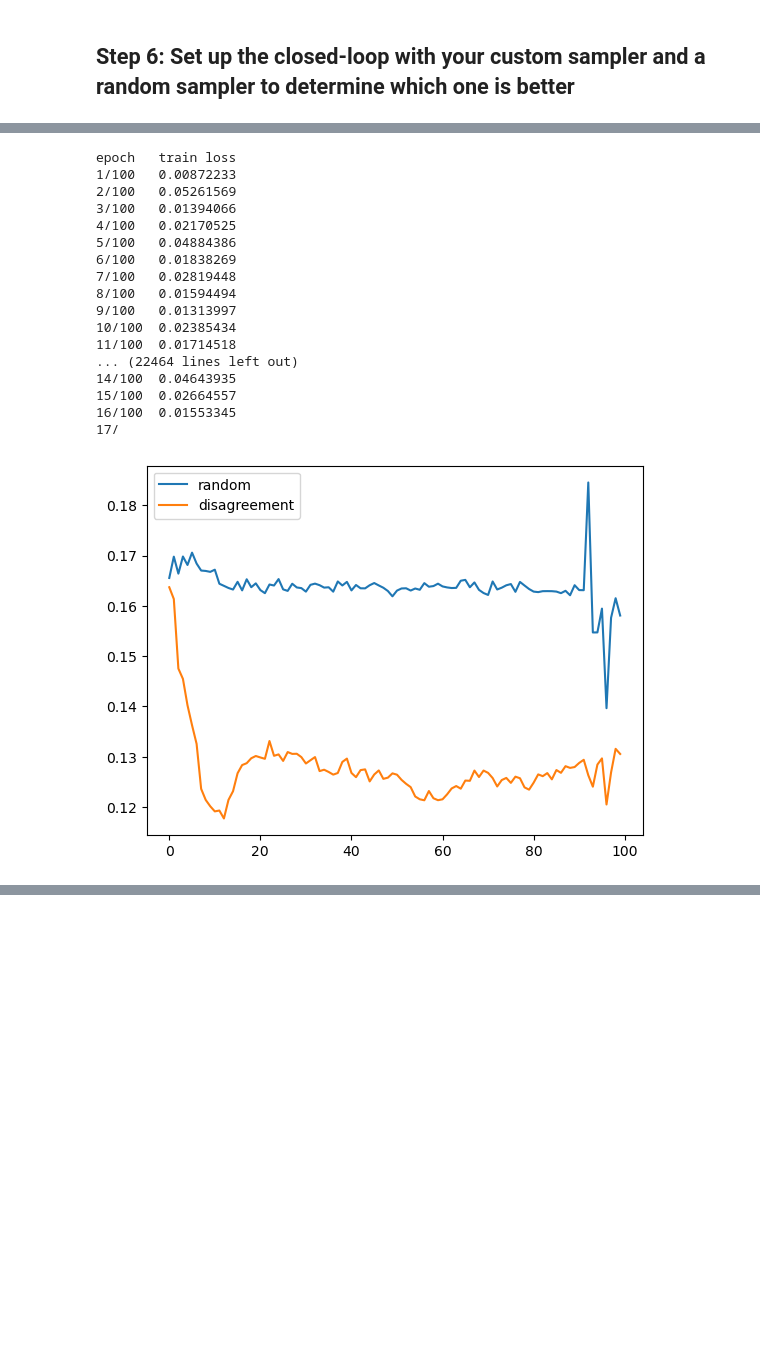
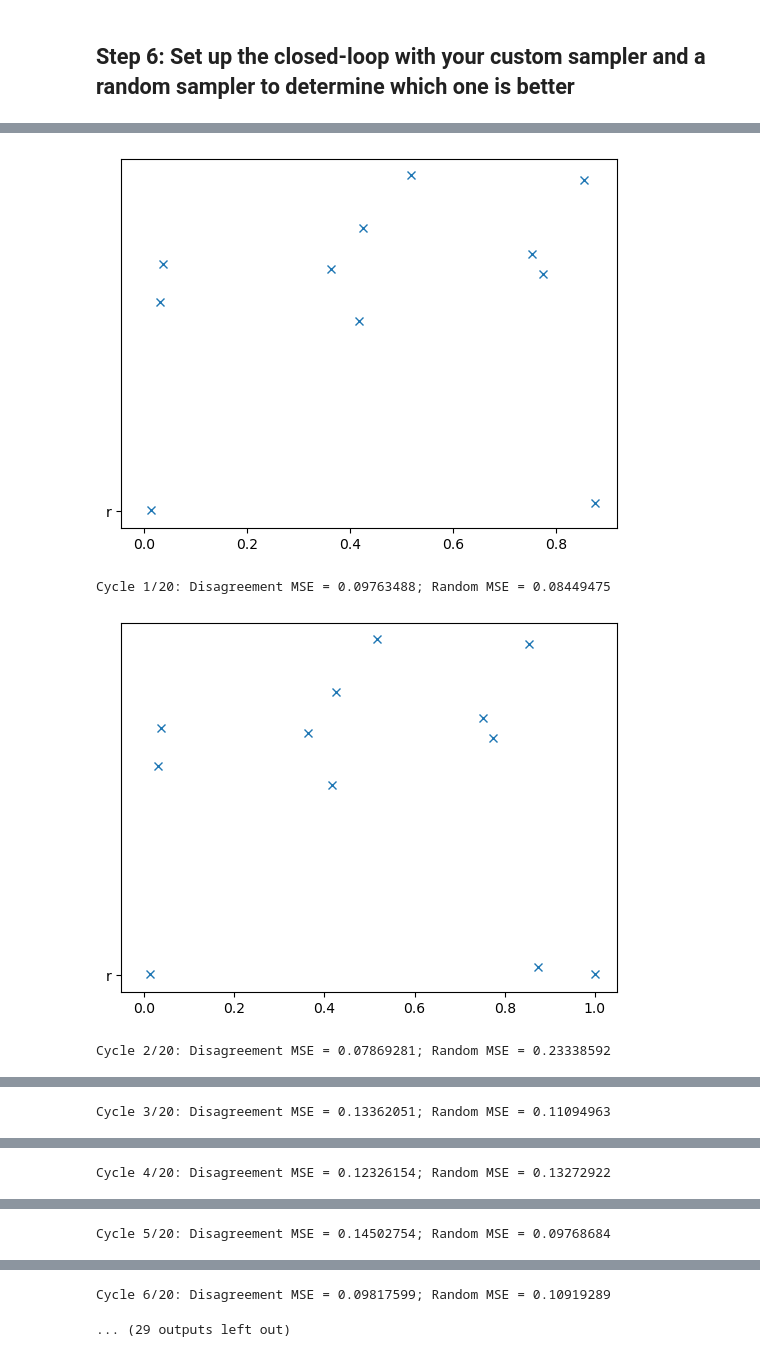
Before and after one commit to whyhardt/CourseOptimizingExperimentalDesign, a Jupyter notebook: tutorials/06_uncertaintysampling.ipynb, the cells around one changed output, grey strips where cells are left out. Saved outputs shown, nothing was run; the diff lists cells and outputs as text; code cells hidden in the pictures; blank space fills up the shorter version.

```diff
--- a/tutorials/06_uncertaintysampling.ipynb
+++ b/tutorials/06_uncertaintysampling.ipynb
@@ -860,7 +846,7 @@ epoch   train loss
 # %% [markdown]
 ## Step 5: Implement the model disagreement sampler
 # %%
-def disagreement_sampler(experiment, ensemble: List[BaseEstimator], num_samples=1, pool_size=10000) -> pd.DataFrame:
+def disagreement_sampler(experiment, current_conditions: pd.DataFrame, ensemble: List[BaseEstimator], num_samples=1, pool_size=10000, novelty_weight: float = 0.5) -> pd.DataFrame:
     new_conditions = None
 
     # ADD YOUR CODE HERE
@@ -889,15 +875,24 @@ def disagreement_sampler(experiment, ensemble: List[BaseEstimator], num_samples=
     std = np.std(pred_ensemble, axis=0)
     std = np.mean(std, axis=0)
 
+    # Compute minimum distance to any historical point
+    from scipy.spatial.distance import cdist
+    distances = cdist(candidate_pool, current_conditions, metric='euclidean')
+    min_distances = np.min(distances, axis=1)  # shape: (pool_size,)
+
+    # Combine uncertainty with diversity bonus
+    diversity_bonus = min_distances / np.max(min_distances)  # normalize to [0,1]
+    acquisition = std + novelty_weight * diversity_bonus
+
     # Step 4: Select point(s) with highest uncertainty
     if num_samples == 1:
         # Most common case: select single highest uncertainty point
-        max_idx = np.argmax(std)
+        max_idx = np.argmax(acquisition)
         selected = candidate_pool[max_idx:max_idx+1]  # Keep 2D shape
     else:
         # For multiple samples: select top-k by uncertainty
         # Note: This may cluster points! Better to call this function iteratively.
-        top_indices = np.argsort(std)[-num_samples:][::-1]
+        top_indices = np.argsort(acquisition)[-num_samples:][::-1]
         selected = candidate_pool[top_indices]
 
     # Return as DataFrame
@@ -942,63 +920,61 @@ epoch   train loss
 # %%
 # ADD YOUR CODE HERE
 
-n_cycles = 100
+n_cycles = 20
 
-conditions_disagreement = conditions_raw
-conditions_random = conditions_raw
+conditions_test = random_pool(experiment.variables, num_samples=10000)
+test_data = experiment.run(conditions_test, noise_level_run=0).to_numpy()
+
+from copy import deepcopy
+
+conditions_disagreement = deepcopy(conditions_raw)
+conditions_random = deepcopy(conditions_raw)
 
 mse_disagreement_all = np.zeros(n_cycles)
 mse_random_all = np.zeros(n_cycles)
 
 for cycle in range(n_cycles):
 
     # get new conditions
-    new_conditions_disagreement = disagreement_sampler(experiment, theorist_disagreement)
+    new_conditions_disagreement = disagreement_sampler(experiment, conditions_disagreement, theorist_disagreement, novelty_weight=0.05)
     conditions_disagreement = np.concatenate((conditions_disagreement, new_conditions_disagreement))
     new_conditions_random = random_pool(experiment.variables, num_samples=1)
     conditions_random = np.concatenate((conditions_random, new_conditions_random))
+
+    # plot the sampled conditions
+    plt.plot(conditions_disagreement[:, 0], conditions_disagreement[:, 1], 'x', 'r')
+    plt.show()
 
     # collect data from experiment
     experiment_data_disagreement = experiment.run(conditions_disagreement).to_numpy()
     experiment_data_random = experiment.run(conditions_random).to_numpy()
 
     # fit your model
     for index_model, model in enumerate(theorist_disagreement):
         theorist_disagreement[index_model].fit(experiment_data_disagreement[:, :-1], experiment_data_disagreement[:, -1:])
         theorist_random[index_model].fit(experiment_data_random[:, :-1], experiment_data_random[:, -1:])
 
     # get test predictions
-    pred_disagreement = theorist_disagreement[0].predict(test_data[:, :-1])
-    mse_disagreement = np.mean((test_data[:, -1:]-pred_disagreement)**2)
-    mse_disagreement_all[cycle] += mse_disagreement
+    mse_disagreement = 0
+    mse_random = 0
+    for index_model, model in enumerate(theorist_disagreement):
+        pred_disagreement = theorist_disagreement[0].predict(test_data[:, :-1])
+        mse_disagreement += np.mean((test_data[:, -1:]-pred_disagreement)**2)
+        pred_random = theorist_random[0].predict(test_data[:, :-1])
+        mse_random += np.mean((test_data[:, -1:]-pred_random)**2)
 
-    pred_random = theorist_random[0].predict(test_data[:, :-1])
-    mse_random = np.mean((test_data[:, -1:]-pred_random)**2)
-    mse_random_all[cycle] += mse_random
+    mse_disagreement_all[cycle] += mse_disagreement/len(theorist_disagreement)
+    mse_random_all[cycle] += mse_random/len(theorist_disagreement)
 
     # print results
     print(f"Cycle {cycle+1}/{n_cycles}: Disagreement MSE = {np.round(mse_disagreement, 8)}; Random MSE = {np.round(mse_random, 8)}")
 
 plt.plot(mse_random_all, label='random')
 plt.plot(mse_disagreement_all, label='disagreement')
 plt.legend()
 plt.show()
 # %% [output]
+[figure, new version]
-epoch   train loss
-1/100   0.00872233
-2/100   0.05261569
-3/100   0.01394066
-4/100   0.02170525
-5/100   0.04884386
-6/100   0.01838269
-7/100   0.02819448
-8/100   0.01594494
-9/100   0.01313997
-10/100  0.02385434
-11/100  0.01714518
-... (22464 lines left out)
-14/100  0.04643935
-15/100  0.02664557
-16/100  0.01553345
-17/
+Cycle 1/20: Disagreement MSE = 0.09763488; Random MSE = 0.08449475
-[figure, old version]
+[figure, added]
+Cycle 2/20: Disagreement MSE = 0.07869281; Random MSE = 0.23338592
@@ -1004,0 +982 @@ epoch   train loss
+Cycle 3/20: Disagreement MSE = 0.13362051; Random MSE = 0.11094963
@@ -1004,0 +984 @@ epoch   train loss
+Cycle 4/20: Disagreement MSE = 0.12326154; Random MSE = 0.13272922
@@ -1004,0 +986 @@ epoch   train loss
+Cycle 5/20: Disagreement MSE = 0.14502754; Random MSE = 0.09768684
@@ -1005 +988,3 @@ epoch   train loss
+Cycle 6/20: Disagreement MSE = 0.09817599; Random MSE = 0.10919289
+... (29 outputs left out)
 # %%
```
Also changed, not shown: parts of 10 cells of this notebook, 4 other files.
